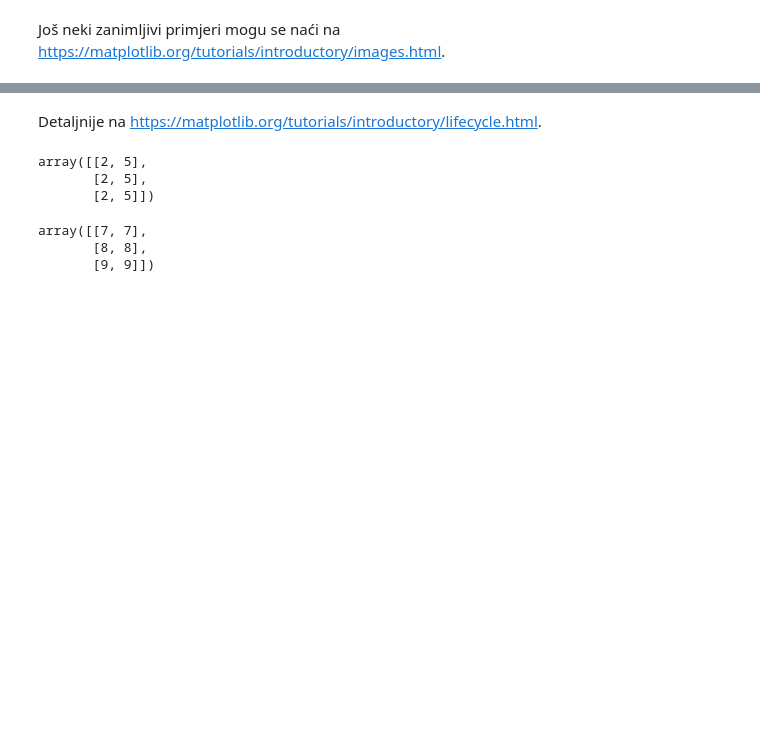
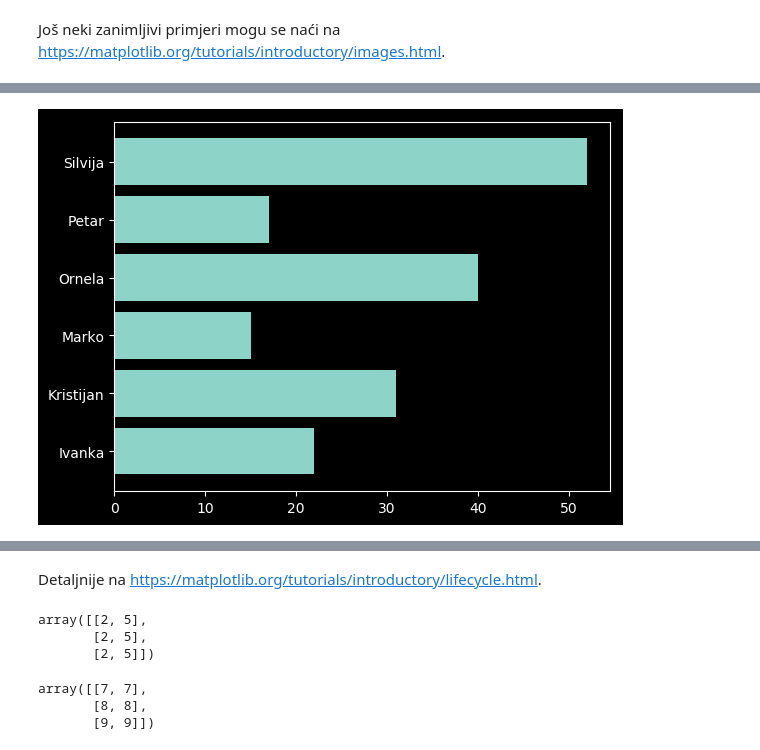
Before and after one commit to vedgar/ms, a Jupyter notebook: Predavanje 4.ipynb, the cells around one changed output, grey strips where cells are left out. Saved outputs shown, nothing was run; the diff lists cells and outputs as text; code cells hidden in the pictures; blank space fills up the shorter version.

```diff
--- a/Predavanje 4.ipynb
+++ b/Predavanje 4.ipynb
@@ -103,13 +159,15 @@ plt.rcdefaults()
 # %%
 bodovi = {
     'Marko': 15,
     'Silvija': 52,
     'Ornela': 40,
     'Kristijan': 31,
     'Petar': 17,
     'Ivanka': 22,
 }
-with plt.style.context('seaborn'):
+with plt.style.context('dark_background'):
     slika, crtaj = plt.subplots()
     crtaj.barh(list(bodovi.keys()), list(bodovi.values()))
 slika
+# %% [output]
+[figure, added]
```
Also changed, not shown: parts of 51 cells of this notebook, 1 other file.
